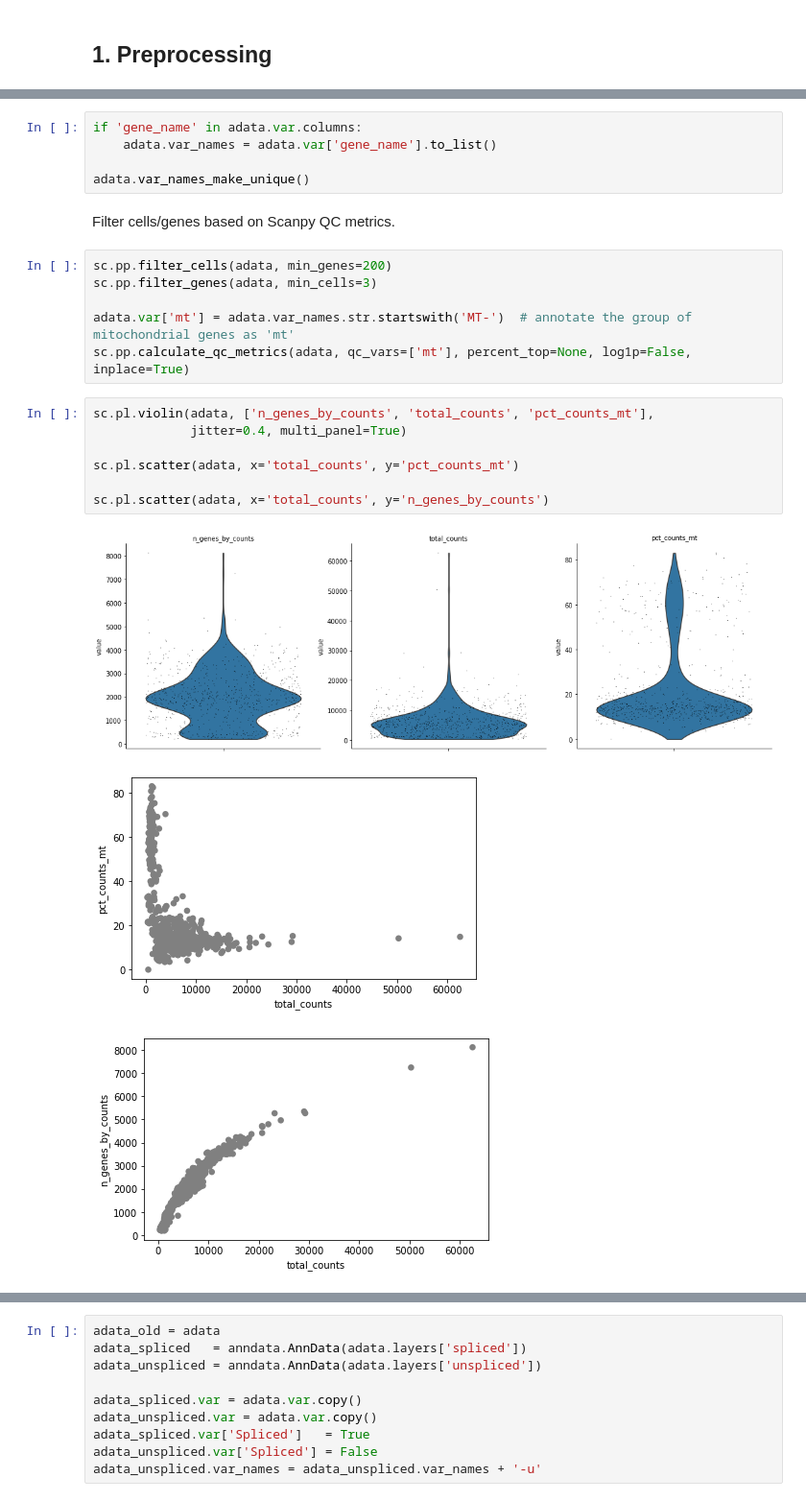
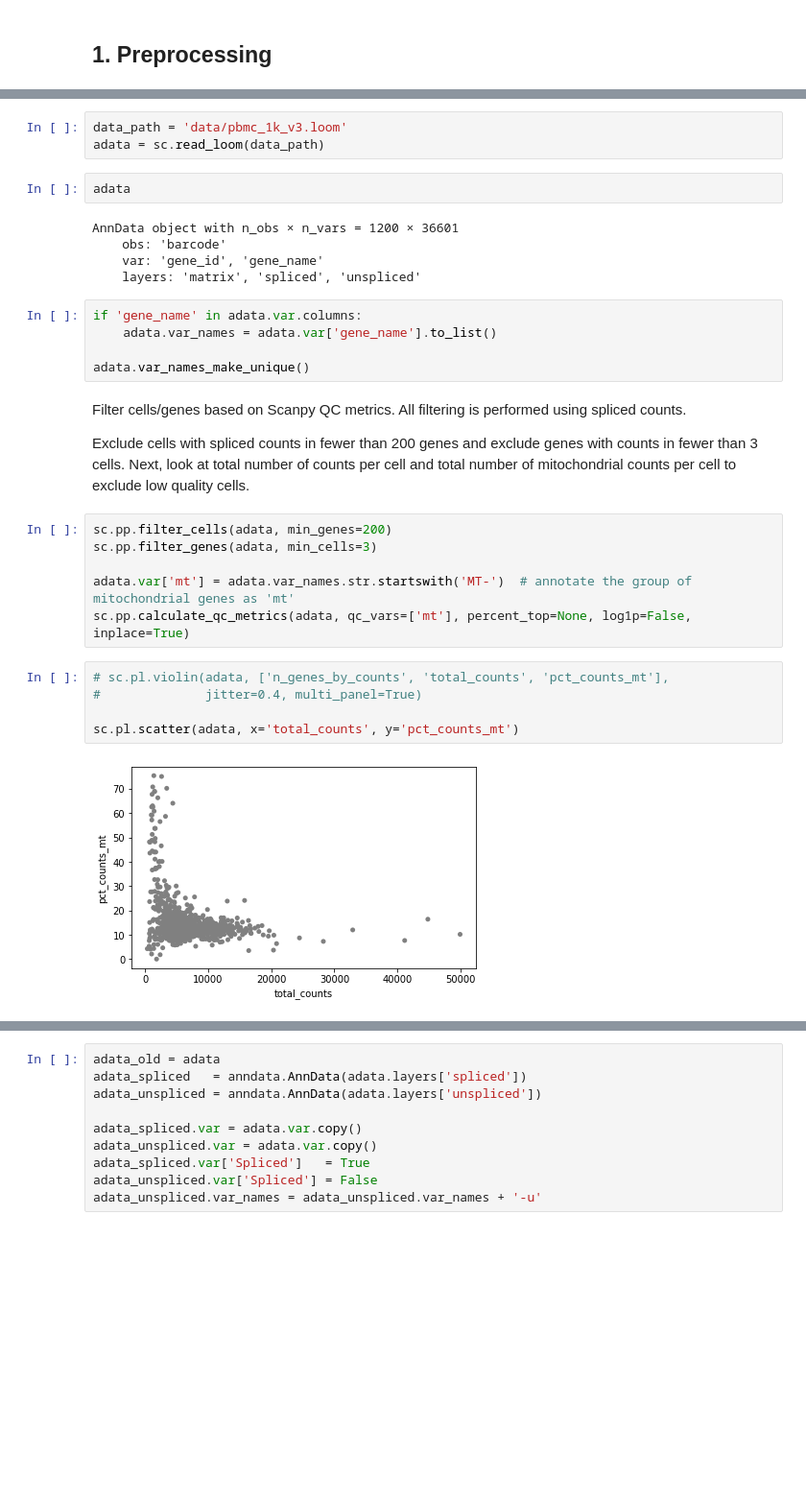
Before and after one commit to pachterlab/CGCCP_2023, a Jupyter notebook: Code/Notebooks/Demo.ipynb, the cells around one changed output, grey strips where cells are left out. Shown at 96% size. Cells and saved outputs as stored; diff of their text form; blank space fills up the shorter version.

```diff
--- a/Code/Notebooks/Demo.ipynb
+++ b/Code/Notebooks/Demo.ipynb
@@ -132,10 +125,22 @@ adata = sc.read_loom('data/pbmc_10x_1k_fbc.loom')
+# %%
+data_path = 'data/pbmc_1k_v3.loom'
+adata = sc.read_loom(data_path)
+# %%
+adata
+# %% [output]
+AnnData object with n_obs × n_vars = 1200 × 36601
+    obs: 'barcode'
+    var: 'gene_id', 'gene_name'
+    layers: 'matrix', 'spliced', 'unspliced'
 # %%
 if 'gene_name' in adata.var.columns:
     adata.var_names = adata.var['gene_name'].to_list()
 
 adata.var_names_make_unique()
-# %% [markdown]
-Filter cells/genes based on Scanpy QC metrics.
+# %% [markdown]
+Filter cells/genes based on Scanpy QC metrics. All filtering is performed using spliced counts.
+
+Exclude cells with spliced counts in fewer than 200 genes and exclude genes with counts in fewer than 3 cells. Next, look at total number of counts per cell and total number of mitochondrial counts per cell to exclude low quality cells.
 # %%
 sc.pp.filter_cells(adata, min_genes=200)
 sc.pp.filter_genes(adata, min_cells=3)
@@ -143,13 +148,9 @@ sc.pp.filter_genes(adata, min_cells=3)
 adata.var['mt'] = adata.var_names.str.startswith('MT-')  # annotate the group of mitochondrial genes as 'mt'
 sc.pp.calculate_qc_metrics(adata, qc_vars=['mt'], percent_top=None, log1p=False, inplace=True)
 # %%
-sc.pl.violin(adata, ['n_genes_by_counts', 'total_counts', 'pct_counts_mt'],
-             jitter=0.4, multi_panel=True)
+# sc.pl.violin(adata, ['n_genes_by_counts', 'total_counts', 'pct_counts_mt'],
+#              jitter=0.4, multi_panel=True)
 
 sc.pl.scatter(adata, x='total_counts', y='pct_counts_mt')
-
-sc.pl.scatter(adata, x='total_counts', y='n_genes_by_counts')
 # %% [output]
-[figure, old version]
+[figure, new version]
-[figure, removed]
-[figure, removed]
```
Also changed, not shown: parts of 71 cells of this notebook.
